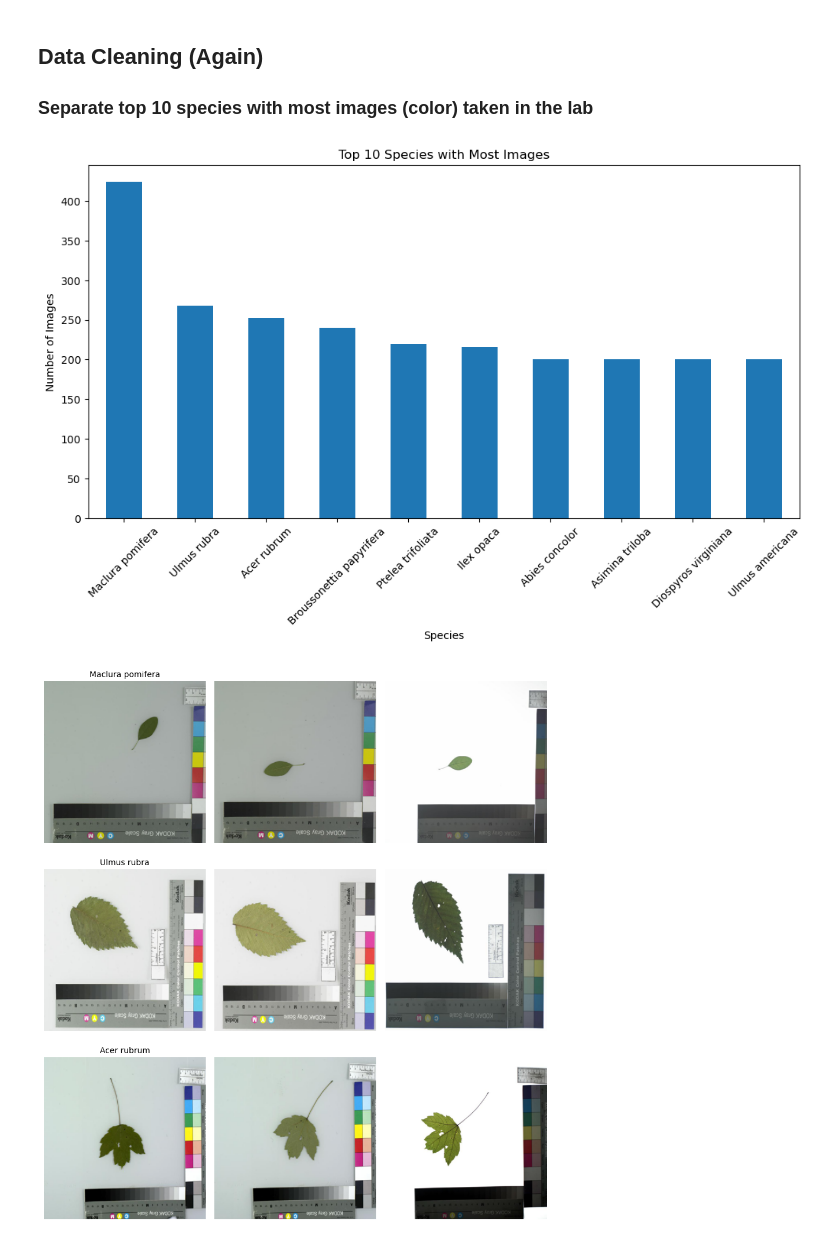
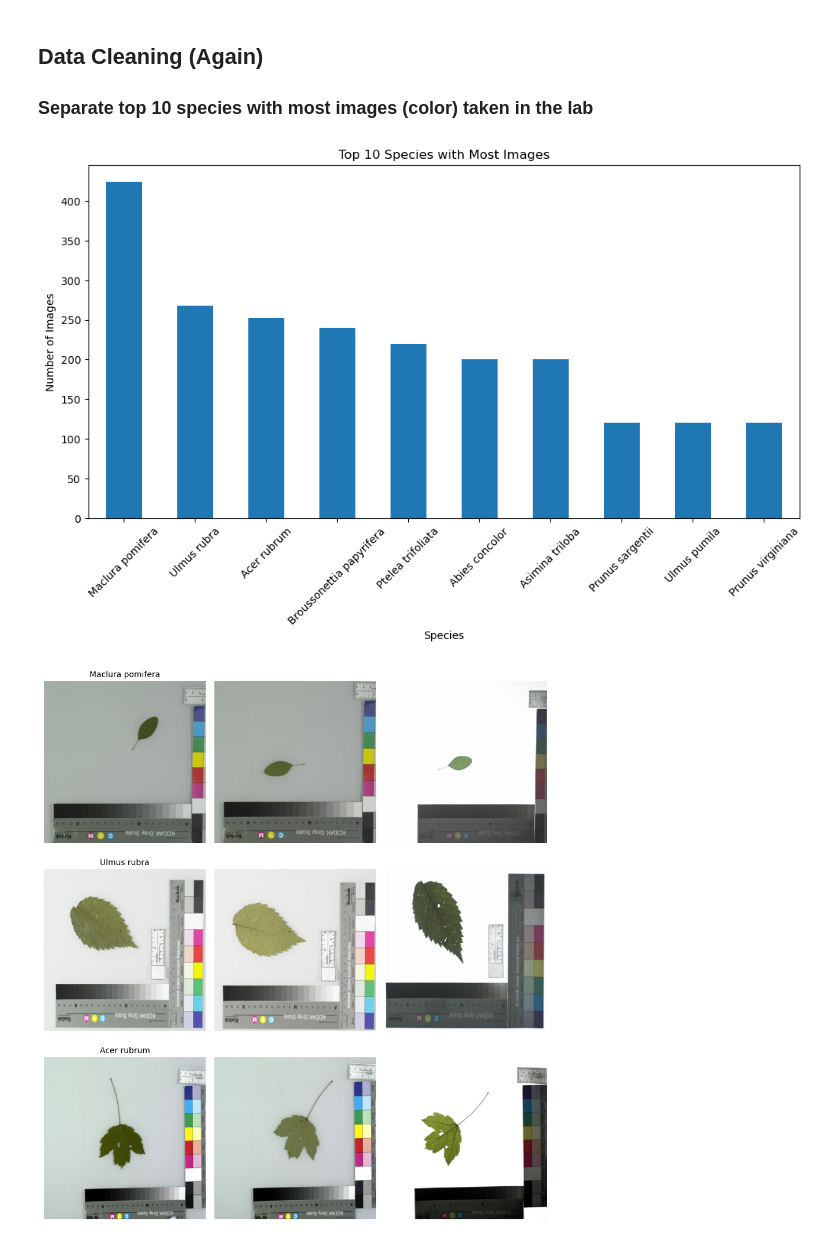
Before and after one commit to CharlieBoye8/boye_leafID, a Jupyter notebook: EDA.ipynb, the cells around one changed output. Drawn from its saved outputs; the diff is of its cells as text; code cells hidden in the pictures.

```diff
--- a/EDA.ipynb
+++ b/EDA.ipynb
@@ -323,20 +325,20 @@ plt.savefig("figures/ConfusionMatrixBatch16.png", dpi=300)
 # %%
 df = pd.read_csv('leafsnap-dataset-images.txt', sep='\t')
 
 top_species = df['species'].value_counts().nlargest(10).index.tolist()
 top_species_df = df[df['species'].isin(top_species)]
-top_lab_only = top_species[top_species['source'] == 'lab']
+top_lab_only = top_species_df[top_species_df['source'] == 'lab']
 
 
 top_lab_only.to_csv('leafsnap-top10-lab.txt', sep='\t', index=False)
 top_lab_only['species'].value_counts().plot(kind='bar', figsize=(12, 6))
 plt.title('Top 10 Species with Most Images')
 plt.xlabel('Species')
 plt.ylabel('Number of Images')
 plt.xticks(rotation=45)
 plt.savefig("figures/Top10Species.png", dpi=300)
 # %% [output]
-[figure, old version]
+[figure, new version]
 # %%
 df = pd.read_csv('leafsnap-top10-lab.txt', sep='\t')
 
```
Also changed, not shown: parts of 9 cells of this notebook, 7 other files.
